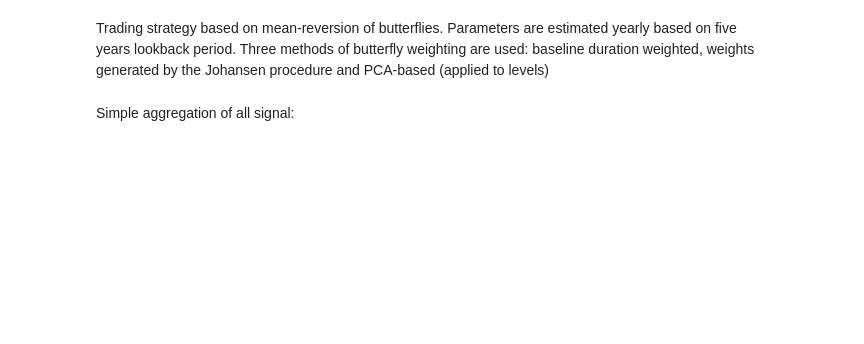
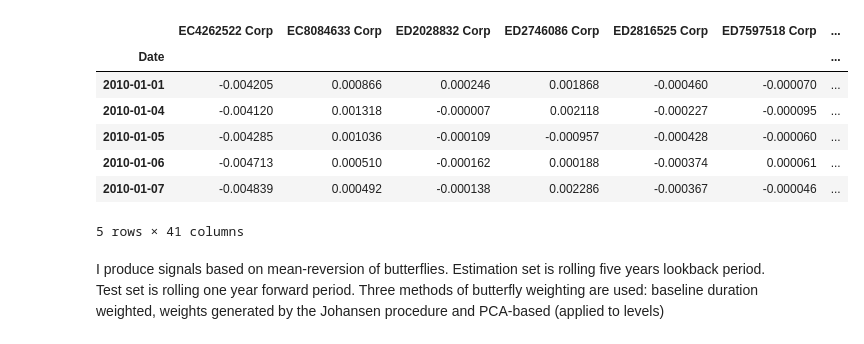
Before and after one commit to akaufman22/mbono-firv, a Jupyter notebook: SystematicButterflyTrading.ipynb, the cells around one changed output. Cells and saved outputs as stored; diff of their text form; code cells hidden in the pictures; blank space fills up the shorter version.

Commit message:
Updated Butterfly analysis

```diff
--- a/SystematicButterflyTrading.ipynb
+++ b/SystematicButterflyTrading.ipynb
@@ -68,3 +170,19 @@ def evaluate_strategy(weights, test_ts, mu, sigma, ol, cl, os, cs, tc):
+# %%
+#Loading the spreads to the fitted curve
+query = """SELECT InstrumentID,  Date, Residual FROM FitData ;"""
+agg_fit_data = pd.read_sql_query(query, con, parse_dates=['Date']).sort_values(['Date'])
+df_fit = agg_fit_data.pivot_table(index='Date', columns='InstrumentID', values='Residual')
+df_fit.columns = [df_instruments.index[df_instruments['InstrumentID'] == c][0] for c in df_fit.columns]
+df_fit.head()
+# %% [output]
+|  | EC4262522 Corp | EC8084633 Corp | ED2028832 Corp | ED2746086 Corp | ED2816525 Corp | ED7597518 Corp | ... |
+| Date |  |  |  |  |  |  | ... |
+| 2010-01-01 | -0.004205 | 0.000866 | 0.000246 | 0.001868 | -0.000460 | -0.000070 | ... |
+| 2010-01-04 | -0.004120 | 0.001318 | -0.000007 | 0.002118 | -0.000227 | -0.000095 | ... |
+| 2010-01-05 | -0.004285 | 0.001036 | -0.000109 | -0.000957 | -0.000428 | -0.000060 | ... |
+| 2010-01-06 | -0.004713 | 0.000510 | -0.000162 | 0.000188 | -0.000374 | 0.000061 | ... |
+| 2010-01-07 | -0.004839 | 0.000492 | -0.000138 | 0.002286 | -0.000367 | -0.000046 | ... |
+5 rows × 41 columns
 # %% [markdown]
-Trading strategy based on mean-reversion of butterflies. Parameters are estimated yearly based on five years lookback period. Three methods of butterfly weighting are used: baseline duration weighted, weights generated by the Johansen procedure and PCA-based (applied to levels)
+I produce signals based on mean-reversion of butterflies. Estimation set is rolling five years lookback period. Test set is rolling one year forward period. Three methods of butterfly weighting are used: baseline duration weighted, weights generated by the Johansen procedure and PCA-based (applied to levels)
 # %%
@@ -133,2 +243,0 @@ for i in tqdm(range(lookback_years-1, len(eoy), 1)):
-# %% [markdown]
-Simple aggregation of all signal:
```
Also changed, not shown: parts of 27 cells of this notebook, 7 other files.
